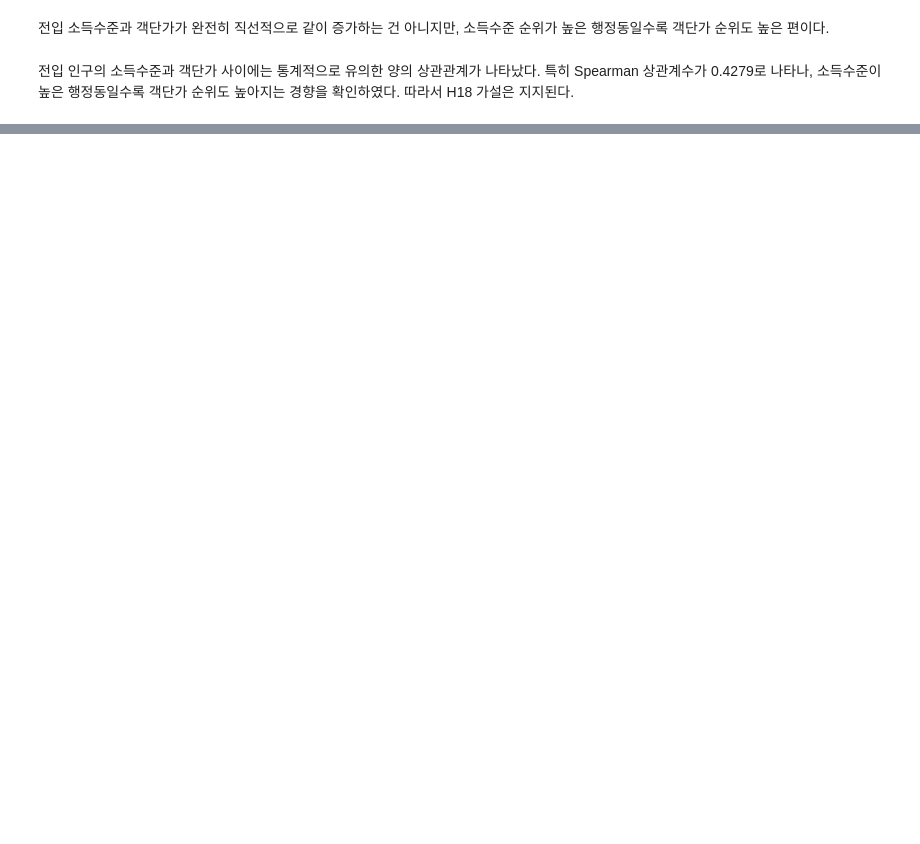
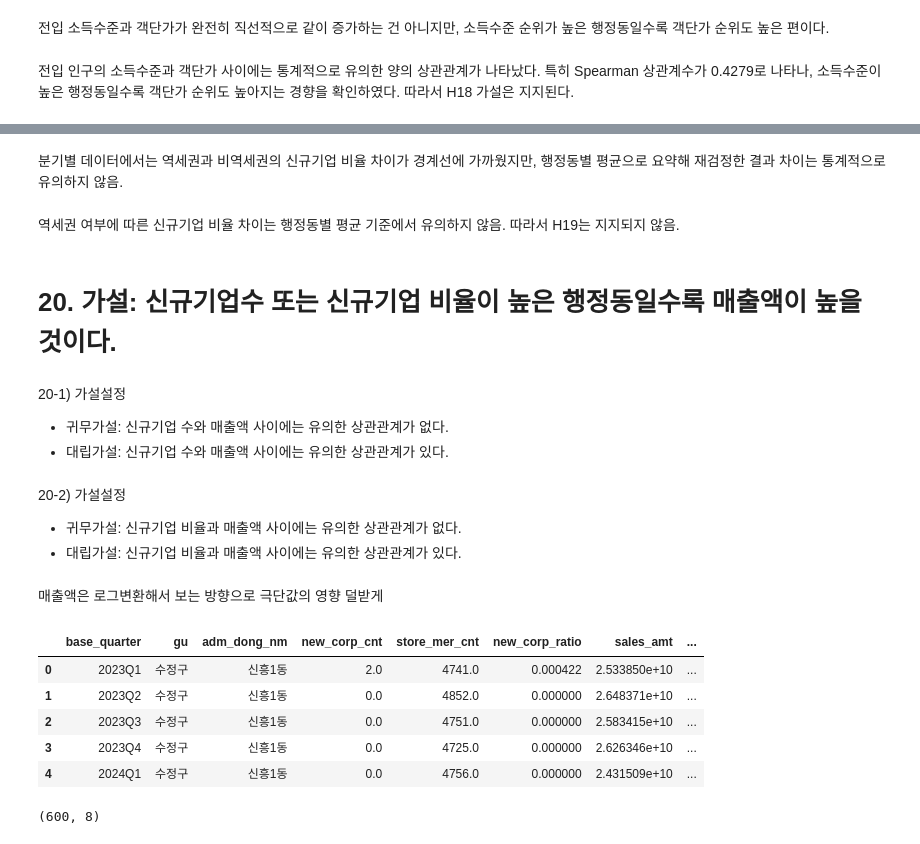
Before and after one commit to bulsajo1/final_project, a Jupyter notebook: Jiryun/통계_검정.ipynb, the cells around one changed output, grey strips where cells are left out. Drawn from its saved outputs; the diff is of its cells as text; code cells hidden in the pictures; blank space fills up the shorter version.

```diff
--- a/Jiryun/통계_검정.ipynb
+++ b/Jiryun/통계_검정.ipynb
@@ -2280,0 +2579,55 @@ display(h18_result_df)
+# %% [markdown]
+분기별 데이터에서는 역세권과 비역세권의 신규기업 비율 차이가 경계선에 가까웠지만,
+행정동별 평균으로 요약해 재검정한 결과 차이는 통계적으로 유의하지 않음.
+# %% [markdown]
+역세권 여부에 따른 신규기업 비율 차이는 행정동별 평균 기준에서 유의하지 않음.
+따라서 H19는 지지되지 않음.
+# %% [markdown]
+# 20. 가설: 신규기업수 또는 신규기업 비율이 높은 행정동일수록 매출액이 높을 것이다.
+# %% [markdown]
+20-1) 가설설정
+- 귀무가설: 신규기업 수와 매출액 사이에는 유의한 상관관계가 없다.
+- 대립가설: 신규기업 수와 매출액 사이에는 유의한 상관관계가 있다.
+# %% [markdown]
+20-2) 가설설정
+- 귀무가설: 신규기업 비율과 매출액 사이에는 유의한 상관관계가 없다.
+- 대립가설: 신규기업 비율과 매출액 사이에는 유의한 상관관계가 있다.
+# %% [markdown]
+매출액은 로그변환해서 보는 방향으로 극단값의 영향 덜받게
+# %%
+h20_base = h19_base.copy()
+
+# 이미 있으면 그대로 쓰고, 없으면 생성
+if "new_corp_ratio" not in h20_base.columns:
+    h20_base["new_corp_ratio"] = np.where(
+        h20_base["store_mer_cnt"] > 0,
+        h20_base["new_corp_cnt"] / h20_base["store_mer_cnt"],
+        np.nan
+    )
+
+# 매출액 로그변환
+h20_base["log_sales_amt"] = np.log1p(h20_base["sales_amt"])
+
+h20_data = h20_base[
+    [
+        "base_quarter",
+        "gu",
+        "adm_dong_nm",
+        "new_corp_cnt",
+        "store_mer_cnt",
+        "new_corp_ratio",
+        "sales_amt",
+        "log_sales_amt"
+    ]
+].dropna()
+
+display(h20_data.head())
+display(h20_data.shape)
+# %% [output]
+|  | base_quarter | gu | adm_dong_nm | new_corp_cnt | store_mer_cnt | new_corp_ratio | sales_amt | ... |
+| 0 | 2023Q1 | 수정구 | 신흥1동 | 2.0 | 4741.0 | 0.000422 | 2.533850e+10 | ... |
+| 1 | 2023Q2 | 수정구 | 신흥1동 | 0.0 | 4852.0 | 0.000000 | 2.648371e+10 | ... |
+| 2 | 2023Q3 | 수정구 | 신흥1동 | 0.0 | 4751.0 | 0.000000 | 2.583415e+10 | ... |
+| 3 | 2023Q4 | 수정구 | 신흥1동 | 0.0 | 4725.0 | 0.000000 | 2.626346e+10 | ... |
+| 4 | 2024Q1 | 수정구 | 신흥1동 | 0.0 | 4756.0 | 0.000000 | 2.431509e+10 | ... |
+(600, 8)
```
Also changed, not shown: parts of 45 cells of this notebook.
